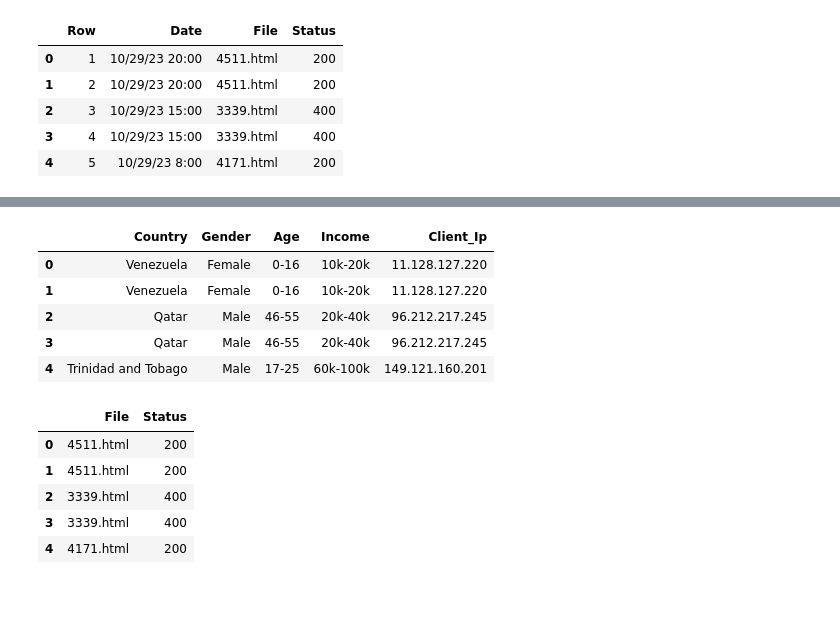
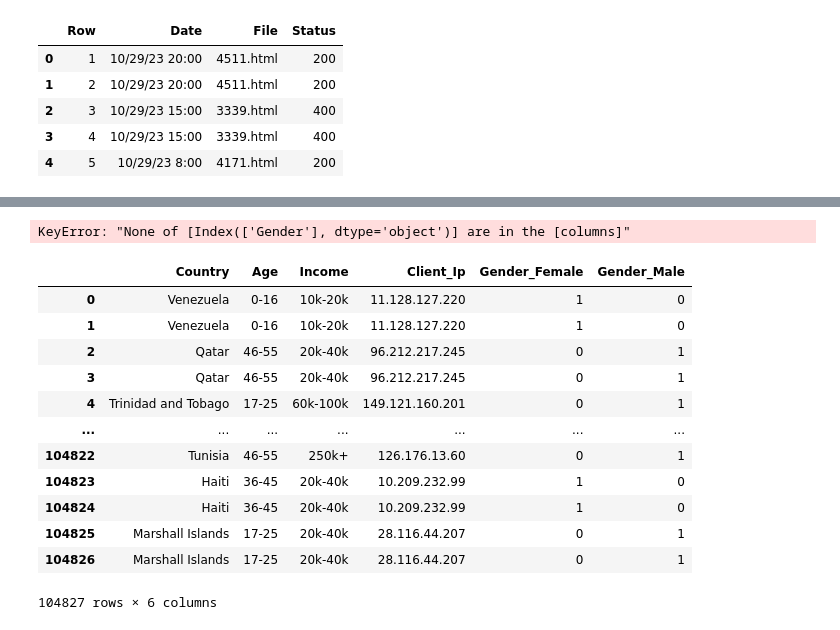
Before and after one commit to ArkashJ/CloudComputing, a Jupyter notebook: hw6/models.ipynb, the cells around one changed output, grey strips where cells are left out. Saved outputs shown, nothing was run; the diff lists cells and outputs as text; code cells hidden in the pictures; blank space fills up the shorter version.

```diff
--- a/hw6/models.ipynb
+++ b/hw6/models.ipynb
@@ -34,6 +35,6 @@ requests = requests.dropna()
 failure = failure.dropna()
 # %%
 # we dont need the row number and date
-# requests = requests.drop(['Row', 'Date'], axis=1)
 
+requests = requests.drop(['Row', 'Date'], axis=1)
 failure = failure.drop(['Row', 'Date'], axis=1)
@@ -40,18 +63,24 @@ failure = failure.drop(['Row', 'Date'], axis=1)
+# %%
+# one hot encoding for genders in requests
+requests = pd.get_dummies(requests, columns=['Gender'])
+
+# one hot encoding for status codes in failures
+failure = pd.get_dummies(failure, columns=['Status'])
+# %% [output]
+KeyError: "None of [Index(['Gender'], dtype='object')] are in the [columns]"
 # %%
-requests.head()
+requests
 # %% [output]
-|  | Country | Gender | Age | Income | Client_Ip |
-| 0 | Venezuela | Female | 0-16 | 10k-20k | 11.128.127.220 |
-| 1 | Venezuela | Female | 0-16 | 10k-20k | 11.128.127.220 |
-| 2 | Qatar | Male | 46-55 | 20k-40k | 96.212.217.245 |
-| 3 | Qatar | Male | 46-55 | 20k-40k | 96.212.217.245 |
-| 4 | Trinidad and Tobago | Male | 17-25 | 60k-100k | 149.121.160.201 |
+|  | Country | Age | Income | Client_Ip | Gender_Female | Gender_Male |
+| 0 | Venezuela | 0-16 | 10k-20k | 11.128.127.220 | 1 | 0 |
+| 1 | Venezuela | 0-16 | 10k-20k | 11.128.127.220 | 1 | 0 |
+| 2 | Qatar | 46-55 | 20k-40k | 96.212.217.245 | 0 | 1 |
+| 3 | Qatar | 46-55 | 20k-40k | 96.212.217.245 | 0 | 1 |
+| 4 | Trinidad and Tobago | 17-25 | 60k-100k | 149.121.160.201 | 0 | 1 |
+| ... | ... | ... | ... | ... | ... | ... |
+| 104822 | Tunisia | 46-55 | 250k+ | 126.176.13.60 | 0 | 1 |
+| 104823 | Haiti | 36-45 | 20k-40k | 10.209.232.99 | 1 | 0 |
+| 104824 | Haiti | 36-45 | 20k-40k | 10.209.232.99 | 1 | 0 |
+| 104825 | Marshall Islands | 17-25 | 20k-40k | 28.116.44.207 | 0 | 1 |
+| 104826 | Marshall Islands | 17-25 | 20k-40k | 28.116.44.207 | 0 | 1 |
+104827 rows × 6 columns
-# %%
-failure.head()
-# %% [output]
-|  | File | Status |
-| 0 | 4511.html | 200 |
-| 1 | 4511.html | 200 |
-| 2 | 3339.html | 400 |
-| 3 | 3339.html | 400 |
-| 4 | 4171.html | 200 |
```
Also changed, not shown: parts of 13 cells of this notebook.
